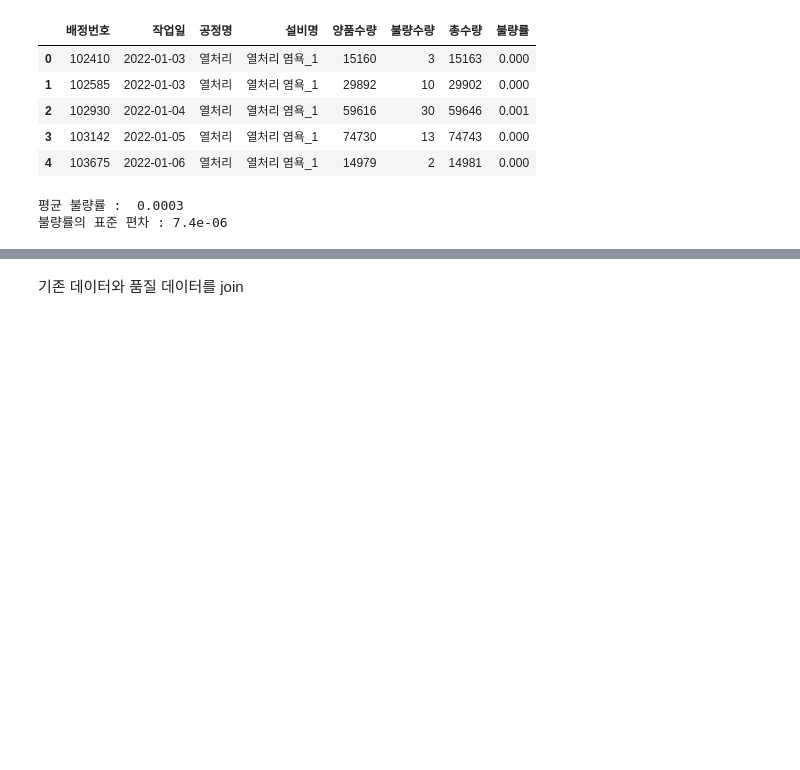
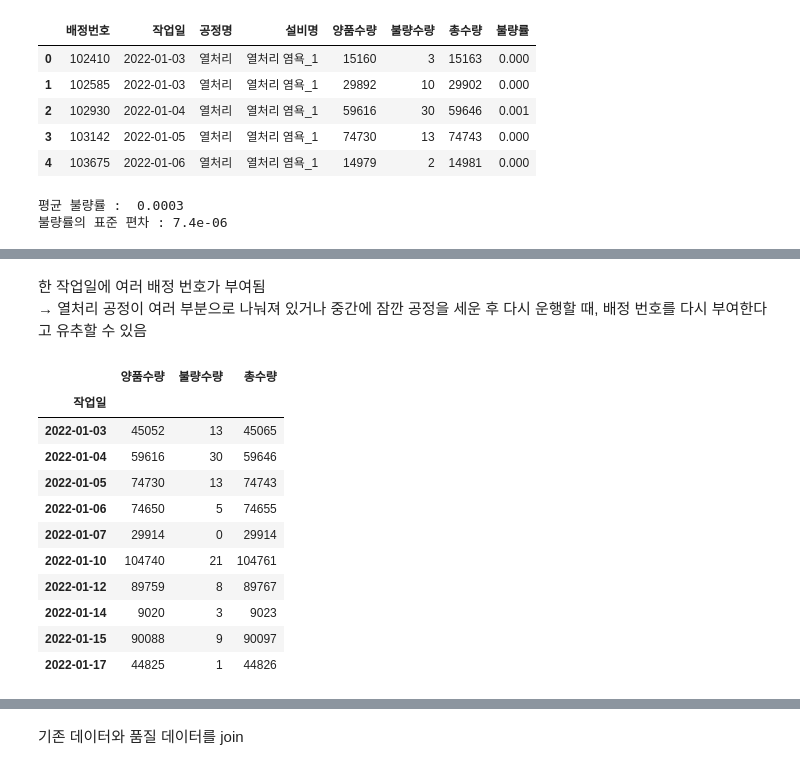
Before and after one commit to nyeokinyeoki/kamp, a Jupyter notebook: Data_analyse_heat_treatment_제조에 미련이 남아.ipynb, the cells around one changed output, grey strips where cells are left out. Saved outputs shown, nothing was run; the diff lists cells and outputs as text; code cells hidden in the pictures; blank space fills up the shorter version.

```diff
--- a/Data_analyse_heat_treatment_제조에 미련이 남아.ipynb
+++ b/Data_analyse_heat_treatment_제조에 미련이 남아.ipynb
@@ -439,0 +458,20 @@ print("불량률의 표준 편차 :",round(product_std_dv, 7))
+# %% [markdown]
+한 작업일에 여러 배정 번호가 부여됨
+→ 열처리 공정이 여러 부분으로 나눠져 있거나 중간에 잠깐 공정을 세운 후 다시 운행할 때, 배정 번호를 다시 부여한다고 유추할 수 있음
+# %%
+df_qual_gb_date = df_qual.groupby("작업일")[["양품수량", "불량수량", "총수량"]].sum()
+
+df_qual_gb_date.head(10)
+# %% [output]
+|  | 양품수량 | 불량수량 | 총수량 |
+| 작업일 |  |  |  |
+| 2022-01-03 | 45052 | 13 | 45065 |
+| 2022-01-04 | 59616 | 30 | 59646 |
+| 2022-01-05 | 74730 | 13 | 74743 |
+| 2022-01-06 | 74650 | 5 | 74655 |
+| 2022-01-07 | 29914 | 0 | 29914 |
+| 2022-01-10 | 104740 | 21 | 104761 |
+| 2022-01-12 | 89759 | 8 | 89767 |
+| 2022-01-14 | 9020 | 3 | 9023 |
+| 2022-01-15 | 90088 | 9 | 90097 |
+| 2022-01-17 | 44825 | 1 | 44826 |
```
Also changed, not shown: parts of 6 cells of this notebook.
